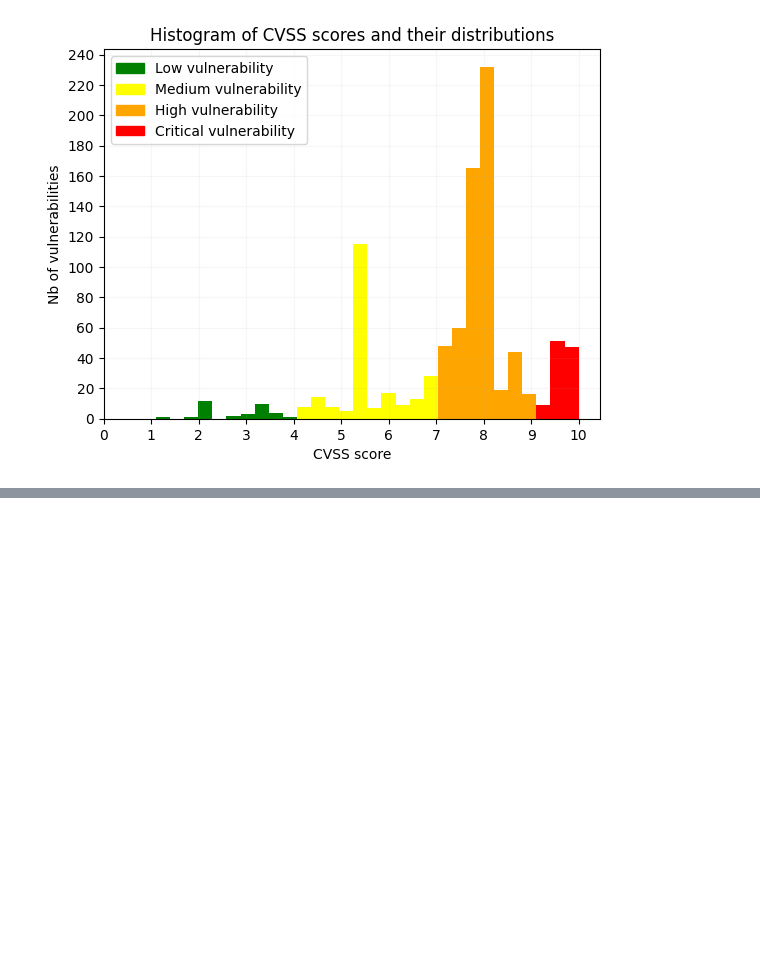
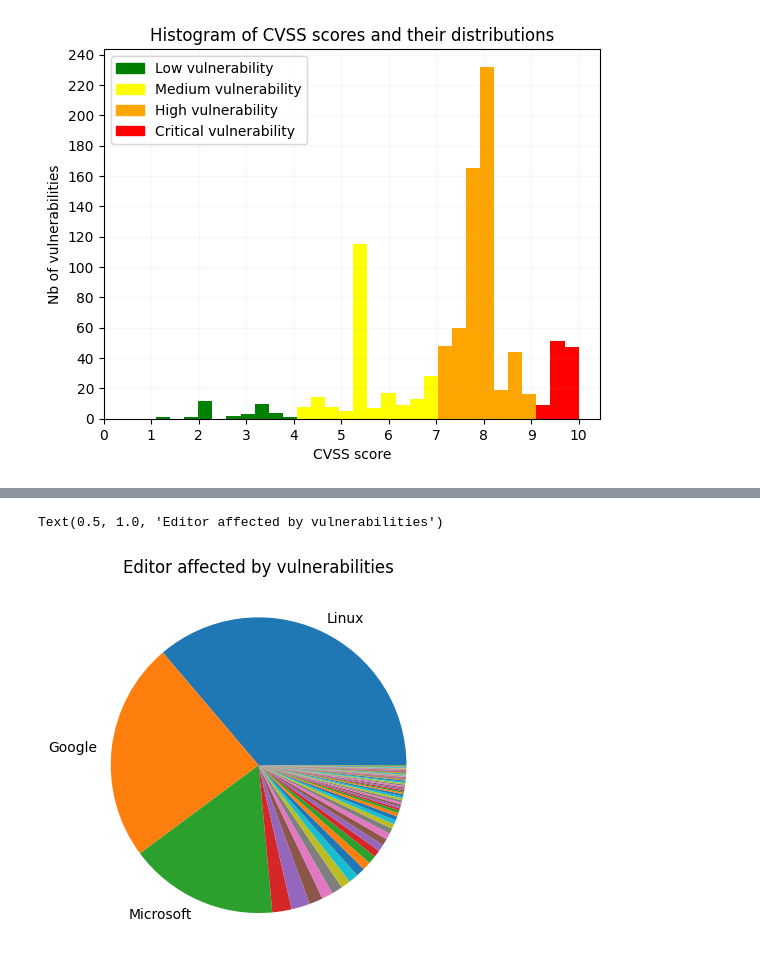
Before and after one commit to Graim-lee/Detecting-spams-in-mails-, a Jupyter notebook: project.ipynb, the cells around one changed output, grey strips where cells are left out. Drawn from its saved outputs; the diff is of its cells as text; code cells hidden in the pictures; blank space fills up the shorter version.

```diff
--- a/project.ipynb
+++ b/project.ipynb
@@ -584,0 +527,19 @@ plt.show()
+# %%
+"""
+Diagramme circulaire des editeurs affectés par des vulnérabilités
+"""
+
+countsEditeur = df["Editeur"].value_counts()
+
+labelsEditeur = countsEditeur.index.tolist()
+sizesEditeur = countsEditeur.values.tolist()
+
+for i in range(len(labelsEditeur)):
+    if sizesEditeur[i] < 50:
+        labelsEditeur[i] = ""
+
+plt.pie(sizesEditeur, labels=labelsEditeur)
+plt.title("Editor affected by vulnerabilities")
+# %% [output]
+Text(0.5, 1.0, 'Editor affected by vulnerabilities')
+[figure, added]
```
Also changed, not shown: parts of 14 cells of this notebook.
